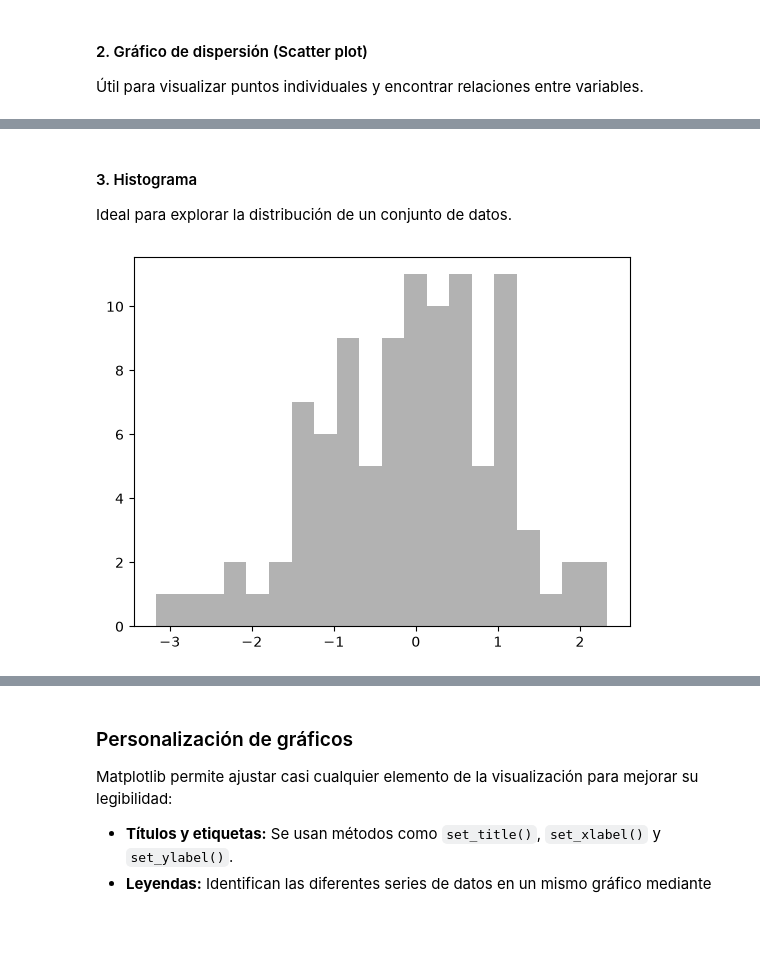
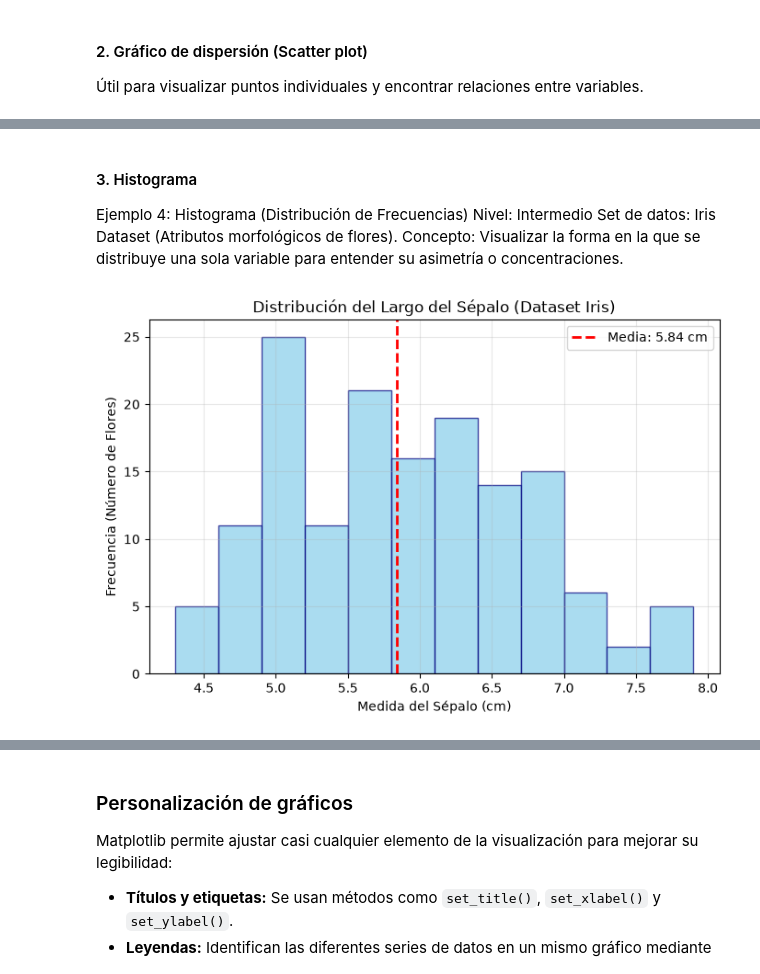
Before and after one commit to paranedagarcia/Python, a Jupyter notebook: notebooks/4-matplotlib.ipynb, the cells around one changed output, grey strips where cells are left out. Drawn from its saved outputs; the diff is of its cells as text; code cells hidden in the pictures; blank space fills up the shorter version.

```diff
--- a/notebooks/4-matplotlib.ipynb
+++ b/notebooks/4-matplotlib.ipynb
@@ -38,9 +86,33 @@ plt.show()
 # %% [markdown]
 #### 3. Histograma
-Ideal para explorar la distribución de un conjunto de datos.
+Ejemplo 4: Histograma (Distribución de Frecuencias)
+Nivel: Intermedio
+Set de datos: Iris Dataset (Atributos morfológicos de flores).
+Concepto: Visualizar la forma en la que se distribuye una sola variable para entender su asimetría o concentraciones.
 # %%
-datos = np.random.standard_normal(100)
-plt.hist(datos, bins=20, color="black", alpha=0.3)
+import matplotlib.pyplot as plt
+from sklearn.datasets import load_iris
+
+# 1. Cargar el dataset real Iris
+iris = load_iris()
+# Seleccionamos la primera columna: "Sepal Length" (Largo del sépalo)
+largo_sepalo = iris.data[:, 0]
+
+# 2. Crear el histograma especificando el número de contenedores (bins)
+plt.figure(figsize=(8, 5))
+plt.hist(largo_sepalo, bins=12, color='skyblue', edgecolor='navy', alpha=0.7)
+
+# 3. Añadir líneas estadísticas básicas de referencia (Opcional pero recomendado)
+media = largo_sepalo.mean()
+plt.axvline(media, color='red', linestyle='dashed', linewidth=2, label=f'Media: {media:.2f} cm')
+
+# 4. Configurar etiquetas
+plt.title('Distribución del Largo del Sépalo (Dataset Iris)')
+plt.xlabel('Medida del Sépalo (cm)')
+plt.ylabel('Frecuencia (Número de Flores)')
+plt.legend()
+plt.grid(True, alpha=0.3)
+
 plt.show()
 # %% [output]
-[figure, old version]
+[figure, new version]
```
Also changed, not shown: parts of 18 cells of this notebook, 16 other files.
